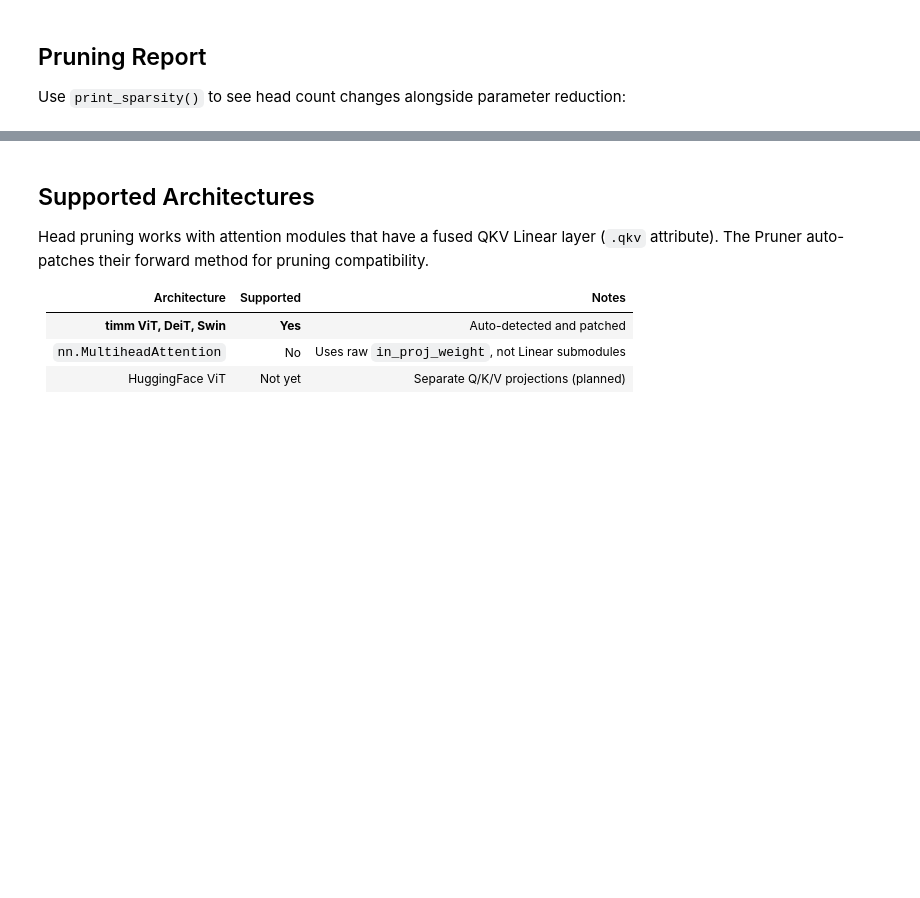
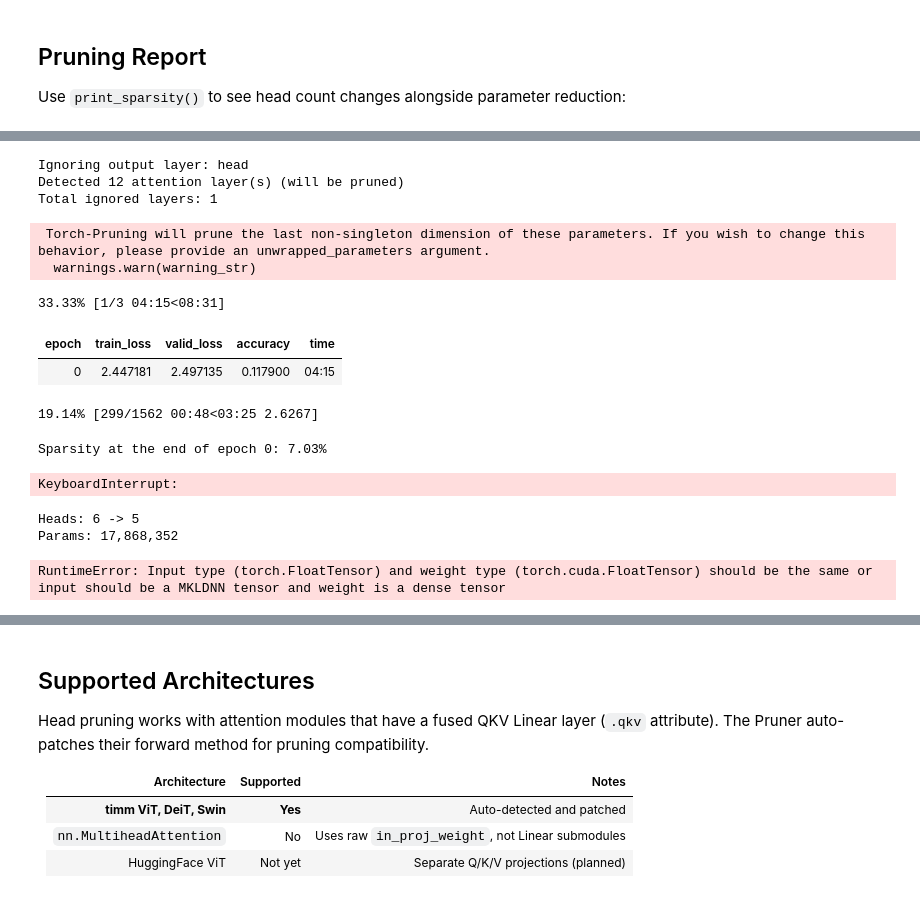
Before and after one commit to FasterAI-Labs/fasterai, a Jupyter notebook: nbs/tutorials/prune/head_pruning.ipynb, the cells around one changed output, grey strips where cells are left out. Cells and saved outputs as stored; diff of their text form; code cells hidden in the pictures; blank space fills up the shorter version.

```diff
--- a/nbs/tutorials/prune/head_pruning.ipynb
+++ b/nbs/tutorials/prune/head_pruning.ipynb
@@ -107,3 +126,39 @@ Use `print_sparsity()` to see head count changes alongside parameter reduction:
+# %%
+# Load model
+model = create_model('vit_small_patch16_224', pretrained=True, num_classes=10)
+
+# PruneCallback with head pruning — heads removed once, channels pruned gradually
+cb = PruneCallback(
+    pruning_ratio=0.1,          # 30% channel pruning (gradual via AGP)
+    schedule=agp,
+    context='local',
+    criteria=large_final,
+    head_pruning_ratio=0.1,    # 50% head removal (applied once, then frozen)
+)
+
+learn = Learner(dls, model, metrics=accuracy, loss_func=CrossEntropyLossFlat())
+learn.fit(3, lr=1e-3, cbs=[cb])
+# %% [output]
+Ignoring output layer: head
+Detected 12 attention layer(s) (will be pruned)
+Total ignored layers: 1
+ Torch-Pruning will prune the last non-singleton dimension of these parameters. If you wish to change this behavior, please provide an unwrapped_parameters argument.
+  warnings.warn(warning_str)
+33.33% [1/3 04:15<08:31]
+| epoch | train_loss | valid_loss | accuracy | time |
+| 0 | 2.447181 | 2.497135 | 0.117900 | 04:15 |
+19.14% [299/1562 00:48<03:25 2.6267]
+Sparsity at the end of epoch 0: 7.03%
+KeyboardInterrupt:
+# %%
+# Inspect results
+print(f'Heads: 6 -> {model.blocks[0].attn.num_heads}')
+print(f'Params: {sum(p.numel() for p in model.parameters()):,}')
+print(f'Inference: {model(torch.randn(1, 3, 224, 224)).shape}')
+# %% [output]
+Heads: 6 -> 5
+Params: 17,868,352
+RuntimeError: Input type (torch.FloatTensor) and weight type (torch.cuda.FloatTensor) should be the same or input should be a MKLDNN tensor and weight is a dense tensor
 # %%
 pruner.print_sparsity()
 # %% [output]
```
Also changed, not shown: parts of 10 cells of this notebook, 6 other files.
